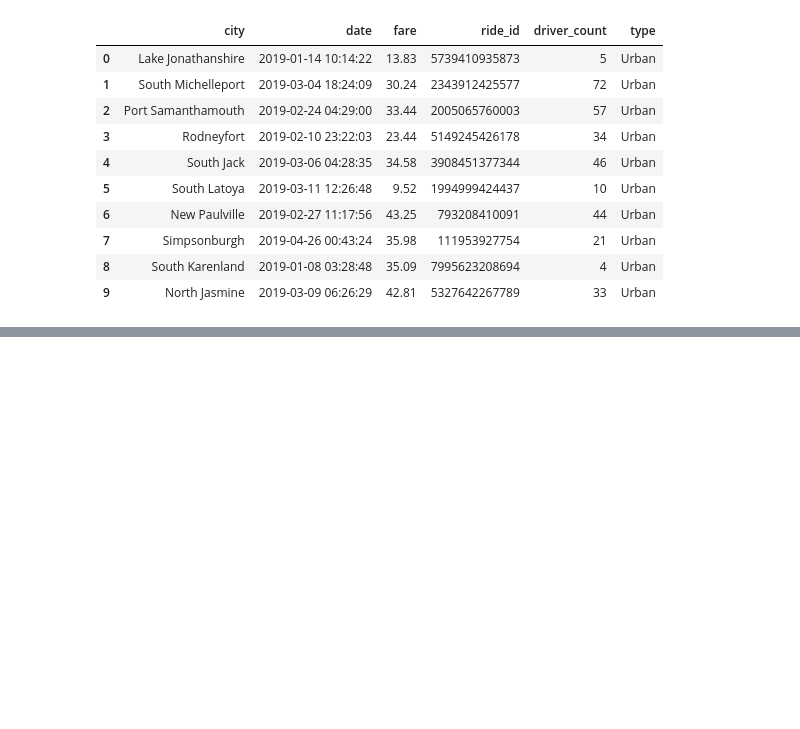
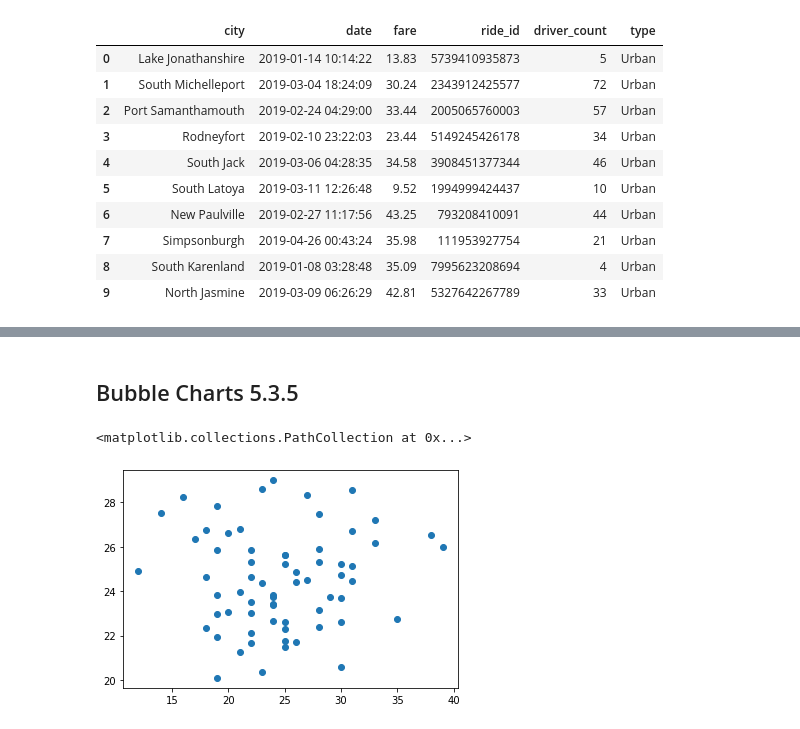
Before and after one commit to limaggieling/PyBer_Analysis, a Jupyter notebook: PyBer.ipynb, the cells around one changed output, grey strips where cells are left out. Drawn from its saved outputs; the diff is of its cells as text; code cells hidden in the pictures; blank space fills up the shorter version.

Commit message:
completed bubble chart for ride number vs avg ride fare with bubbles showing number of drivers

```diff
--- a/PyBer.ipynb
+++ b/PyBer.ipynb
@@ -172,0 +177,4 @@ pyber_data_df.head(10)
+# %%
+# create the urban city DataFrame
+urban_cities_df = pyber_data_df[pyber_data_df['type']=='Urban']
+urban_cities_df.head(10)
@@ -172,0 +227,4 @@ pyber_data_df.head(10)
+# %%
+# group by city with count of rides per city, then select the ride_id column to show number of rides per urban city
+urban_ride_count = urban_cities_df.groupby(['city']).count()['ride_id']
+urban_ride_count.head(10)
@@ -172,0 +251,4 @@ pyber_data_df.head(10)
+# %%
+# get average fare for each city in the urban cities
+urban_avg_fare = urban_cities_df.groupby(['city']).mean()['fare']
+urban_avg_fare.head(10)
@@ -172,0 +290,8 @@ pyber_data_df.head(10)
+# %% [markdown]
+## Bubble Charts 5.3.5
+# %%
+# using MATLAB method, build scatter plot for urban cities
+plt.scatter(urban_ride_count, urban_avg_fare)
+# %% [output]
+<matplotlib.collections.PathCollection at 0x...>
+[figure, added]
```
Also changed, not shown: parts of 23 cells of this notebook, 1 other file.
